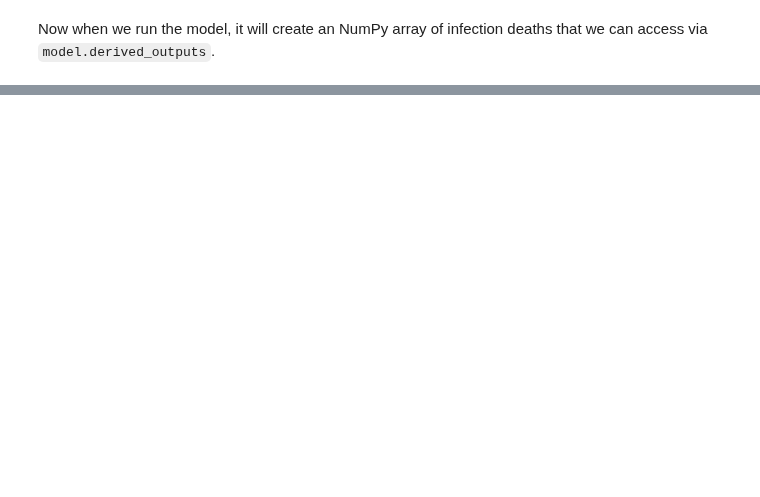
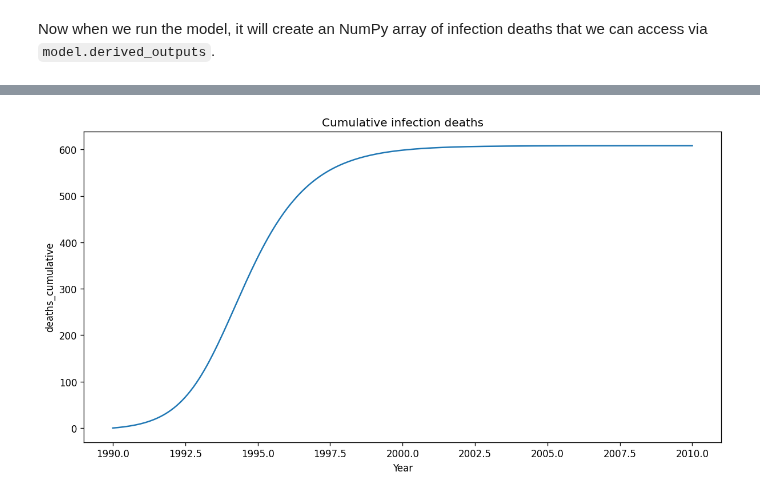
Before and after one commit to monash-emu/summer, a Jupyter notebook: docs/examples/2-derived-outputs.ipynb, the cells around one changed output, grey strips where cells are left out. Cells and saved outputs as stored; diff of their text form; code cells hidden in the pictures; blank space fills up the shorter version.

```diff
--- a/docs/examples/2-derived-outputs.ipynb
+++ b/docs/examples/2-derived-outputs.ipynb
@@ -135,0 +122,11 @@ plt.show()
+# %%
+model = build_model()
+model.request_output_for_flow(name="deaths", flow_name="infection_death")
+
+# Request that the 'deaths' derived output is accumulated into 'deaths_cumulative'.
+model.request_cumulative_output(name="deaths_cumulative", source="deaths")
+
+model.run()
+plot_output(model, 'deaths_cumulative', "Cumulative infection deaths")
+# %% [output]
+[figure, added]
```
Also changed, not shown: parts of 24 cells of this notebook, 2 other files.
